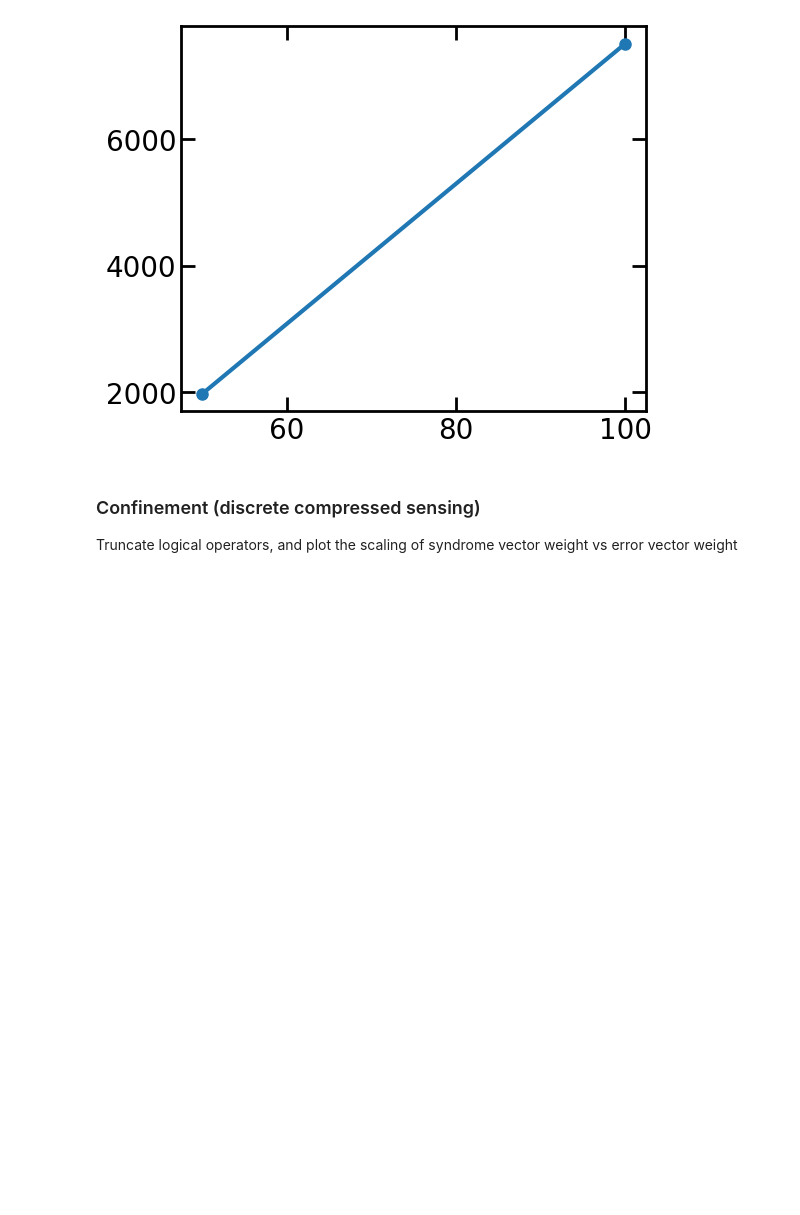
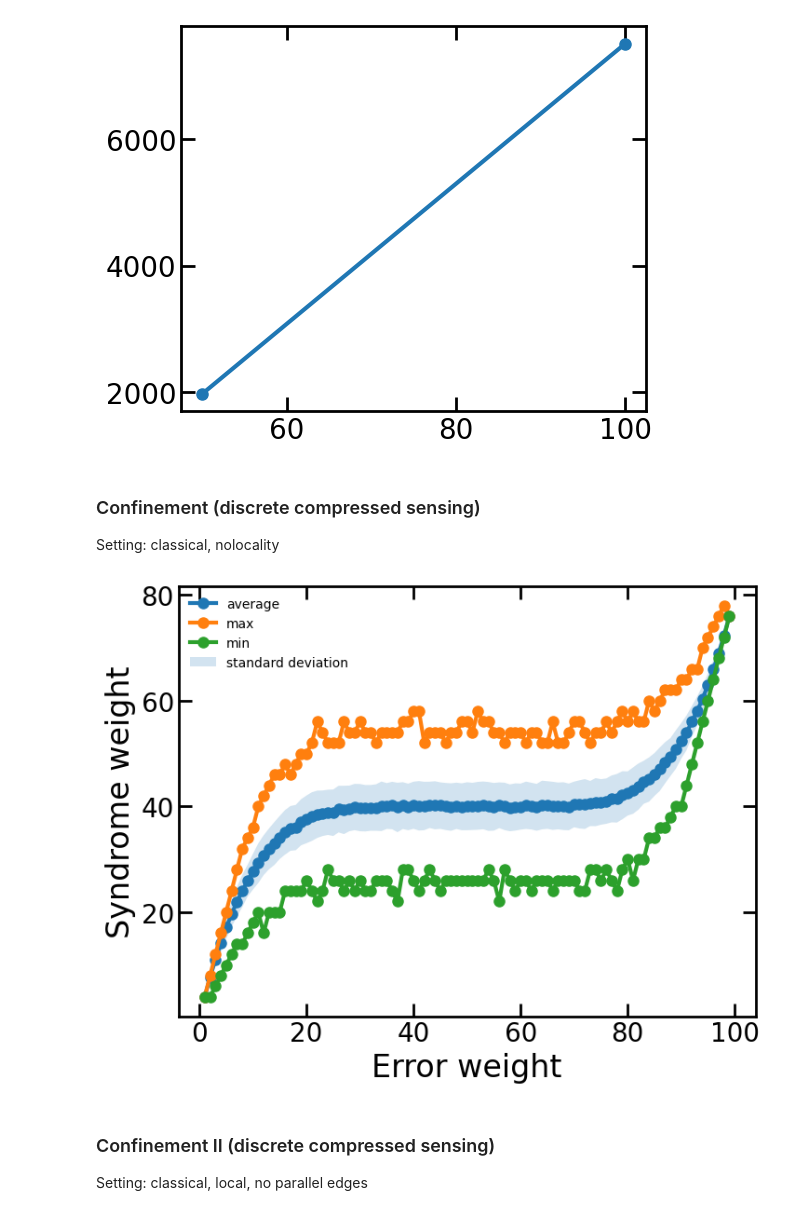
Before and after one commit to Rosetta-Tan/aperiodic-codes, a Jupyter notebook: run/local_ldpc_analysis.ipynb, the cells around one changed output. Saved outputs shown, nothing was run; the diff lists cells and outputs as text; code cells hidden in the pictures; blank space fills up the shorter version.

```diff
--- a/run/local_ldpc_analysis.ipynb
+++ b/run/local_ldpc_analysis.ipynb
@@ -237,6 +238,55 @@ fig.savefig('../figures/local_qldpc_dim_scaling.pdf')
 plt.show()
 # %% [output]
 [figure]
-# %% [markdown]
-### Confinement (discrete compressed sensing)
-Truncate logical operators, and plot the scaling of syndrome vector weight vs error vector weight
+# %% [markdown]
+### Confinement (discrete compressed sensing)
+Setting: classical, nolocality
+# %%
+sizes = range(20, 21, 1)
+seeds = [0]
+deg_bit = 4
+deg_check = 5
+size = sizes[0]
+seed = seeds[0]
+n = deg_check*size
+m = deg_bit*size
+
+readname = f'hclassical_nolocality_n={n}_m={m}_degbit={deg_bit}_degcheck={deg_check}_seed={seed}.txt'
+h = read_pc(os.path.join(readdir, readname))
+# %%
+rng = np.random.default_rng(0)
+nsamples = 1000
+error_weights = np.arange(1, h.shape[1], 1)
+synd_weights_list = []
+for error_weight in error_weights:
+    error_vecs = np.zeros((nsamples, h.shape[1]), dtype=int)
+    # synd_vecs = np.zeros((nsamples, h.shape[0]), dtype=int)
+    for i in range(nsamples):
+        posones = rng.choice(range(h.shape[1]), size=error_weight, replace=False)
+        error_vecs[i, posones] = 1
+    synd_vecs = np.mod(error_vecs@(h.T), 2)
+    synd_weights = np.sum(synd_vecs, axis=1)
+    synd_weights_list.append(synd_weights)
+# %%
+synd_weights_avg = np.mean(synd_weights_list, axis=1)
+synd_weights_std = np.std(synd_weights_list, axis=1)
+synd_weights_max = np.max(synd_weights_list, axis=1)
+synd_weights_min = np.min(synd_weights_list, axis=1)
+# %%
+fig, ax = plt.subplots()
+# ax.errorbar(error_weights, synd_weights_avg, yerr=synd_weights_std, fmt='o-', capsize=2)
+ax.plot(error_weights, synd_weights_avg, 'o-', label='average')
+ax.plot(error_weights, synd_weights_max, 'o-', label='max')
+ax.plot(error_weights, synd_weights_min, 'o-', label='min')
+ax.fill_between(error_weights, synd_weights_avg-synd_weights_std, synd_weights_avg+synd_weights_std, alpha=0.2, label='standard deviation')
+ax.set_xlabel('Error weight')
+ax.set_ylabel('Syndrome weight')
+ax.legend()
+fig.set_size_inches(8, 6)
+fig.savefig(f'../figures/synd_weight_vs_error_weight_hclassical_nolocality_n={n}_m={m}_degbit={deg_bit}_degcheck={deg_check}_seed={seed}.pdf')
+plt.show()
+# %% [output]
+[figure, added]
+# %% [markdown]
+### Confinement II (discrete compressed sensing)
+Setting: classical, local, no parallel edges
```
Also changed, not shown: parts of 19 cells of this notebook, 20 other files.
